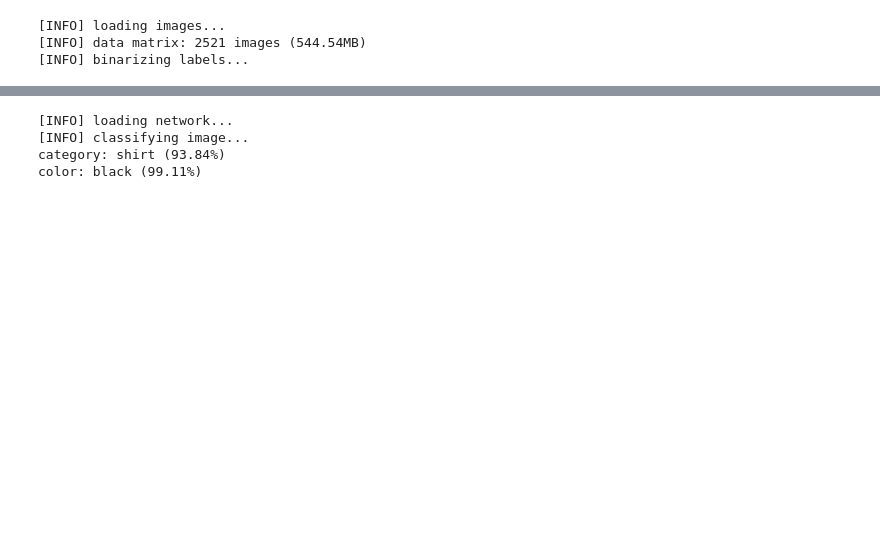
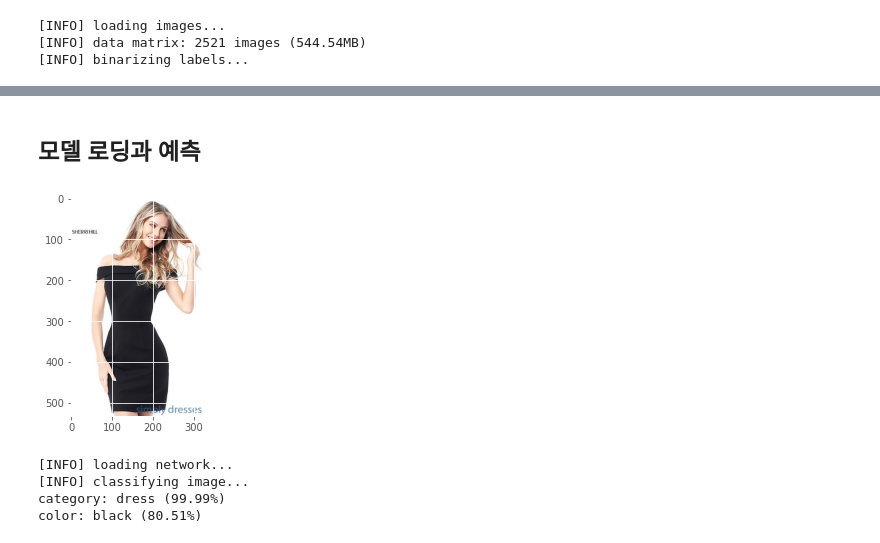
Before and after one commit to dhrim/pis_study, a Jupyter notebook: multi_output_classification/multi_classificaiton_with_fashionnet.ipynb, the cells around one changed output, grey strips where cells are left out. Drawn from its saved outputs; the diff is of its cells as text; code cells hidden in the pictures; blank space fills up the shorter version.

```diff
--- a/multi_output_classification/multi_classificaiton_with_fashionnet.ipynb
+++ b/multi_output_classification/multi_classificaiton_with_fashionnet.ipynb
@@ -84,27 +66,6 @@ import os
 # %%
-# USAGE
-# python train.py --dataset dataset --model output/fashion.model \
-#	--categorybin output/category_lb.pickle --colorbin output/color_lb.pickle
-
-# # construct the argument parse and parse the arguments
-# ap = argparse.ArgumentParser()
-# ap.add_argument("-d", "--dataset", required=True,
-# 	help="path to input dataset (i.e., directory of images)")
-# ap.add_argument("-m", "--model", required=True,
-# 	help="path to output model")
-# ap.add_argument("-l", "--categorybin", required=True,
-# 	help="path to output category label binarizer")
-# ap.add_argument("-c", "--colorbin", required=True,
-# 	help="path to output color label binarizer")
-# ap.add_argument("-p", "--plot", type=str, default="output",
-# 	help="base filename for generated plots")
-# args = vars(ap.parse_args())
-
-args = { "dataset":"multi-output-classification/dataset",
-        "model":"multi-output-classification/output/fashion.model",
-        "categorybin":"multi-output-classification/output/category_lb.pickle",
-        "colorbin":"multi-output-classification/output/color_lb.pickle",
-        "plot":"multi-output-classification/output" }
+args = { "dataset":"fashion_dataset",
+        "model":"fashion.model"}
 
 
 # initialize the number of epochs to train for, initial learning rate,
@@ -410,6 +386,8 @@ import argparse
 import imutils
 import pickle
 import cv2
+# %% [markdown]
+## 모델 로딩과 예측
 # %%
 # USAGE
 # python classify.py --model output/fashion.model \
@@ -430,51 +408,47 @@ import cv2
 # 	help="path to input image")
 # args = vars(ap.parse_args())
 
+args = { "model":"fashion.model",
+        "image":"fashion_examples/black_dress.jpg" }
 
-
-args = { "model":"multi-output-classification/output/fashion.model",
-        "categorybin":"multi-output-classification/output/category_lb.pickle",
-        "colorbin":"multi-output-classification/output/color_lb.pickle",
-        "image":"multi-output-classification/examples/black_dress.jpg" }
 
 # load the image
 image = cv2.imread(args["image"])
 output = imutils.resize(image, width=400)
 image = cv2.cvtColor(image, cv2.COLOR_BGR2RGB)
+plt.imshow(image)
+plt.show()
 
 # pre-process the image for classification
 image = cv2.resize(image, (96, 96))
 image = image.astype("float") / 255.0
 image = img_to_array(image)
 image = np.expand_dims(image, axis=0)
 
 # load the trained convolutional neural network from disk, followed
 # by the category and color label binarizers, respectively
 print("[INFO] loading network...")
 model = load_model(args["model"], custom_objects={"tf": tf})
-categoryLB = pickle.loads(open(args["categorybin"], "rb").read())
-colorLB = pickle.loads(open(args["colorbin"], "rb").read())
 
 # classify the input image using Keras' multi-output functionality
 print("[INFO] classifying image...")
 (categoryProba, colorProba) = model.predict(image)
 
-plt.imshow(image.reshape(IMAGE_DIMS))
-plt.show()
 categoryIdx = categoryProba[0].argmax()
 colorIdx = colorProba[0].argmax()
 categoryLabel = categoryLB.classes_[categoryIdx]
 colorLabel = colorLB.classes_[colorIdx]
 
 # draw the category label and color label on the image
 categoryText = "category: {} ({:.2f}%)".format(categoryLabel,
 	categoryProba[0][categoryIdx] * 100)
 colorText = "color: {} ({:.2f}%)".format(colorLabel,
 	colorProba[0][colorIdx] * 100)
 print(categoryText)
 print(colorText)
 # %% [output]
+[figure, added]
 [INFO] loading network...
 [INFO] classifying image...
-category: shirt (93.84%)
-color: black (99.11%)
+category: dress (99.99%)
+color: black (80.51%)
```
Also changed, not shown: parts of 16 cells of this notebook.
